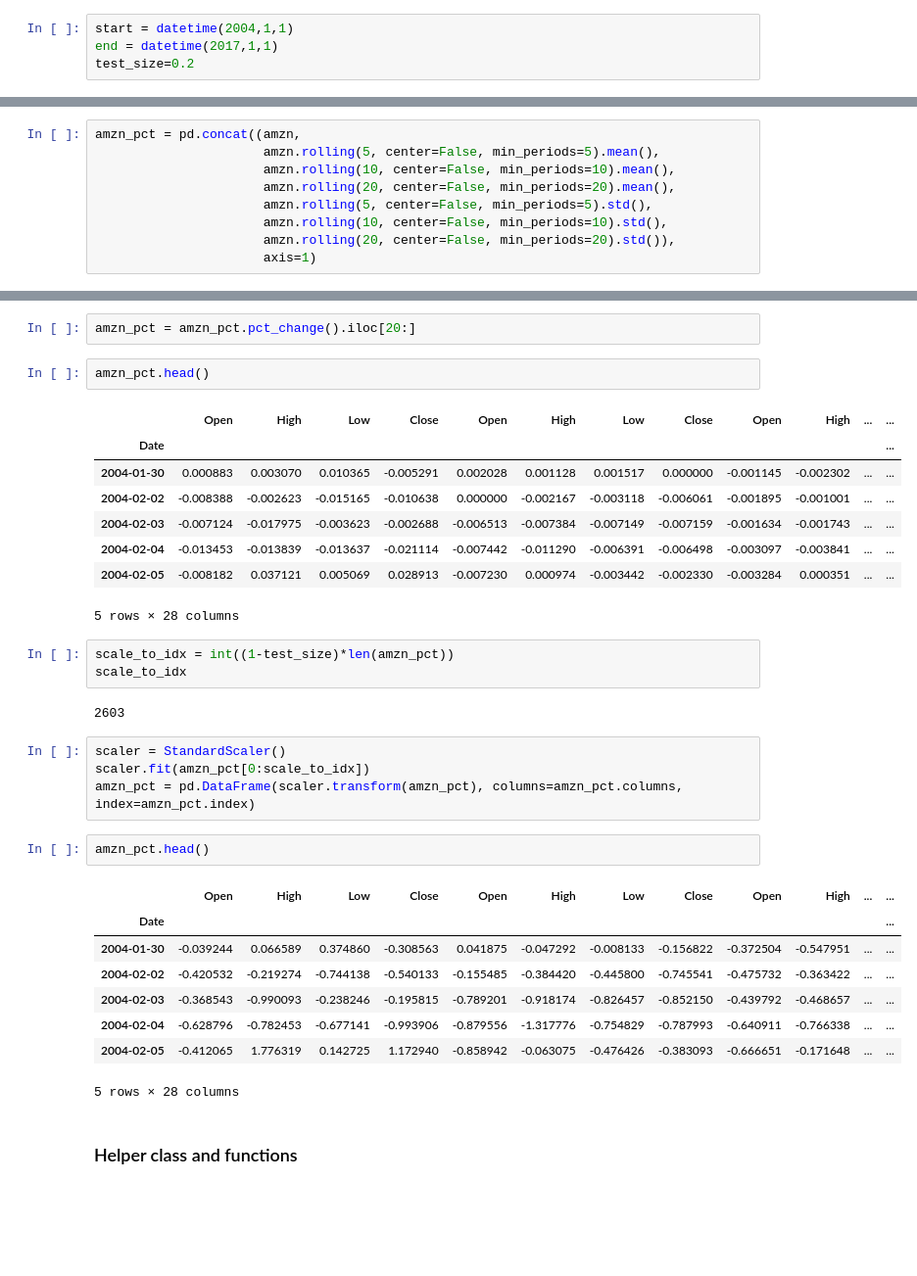
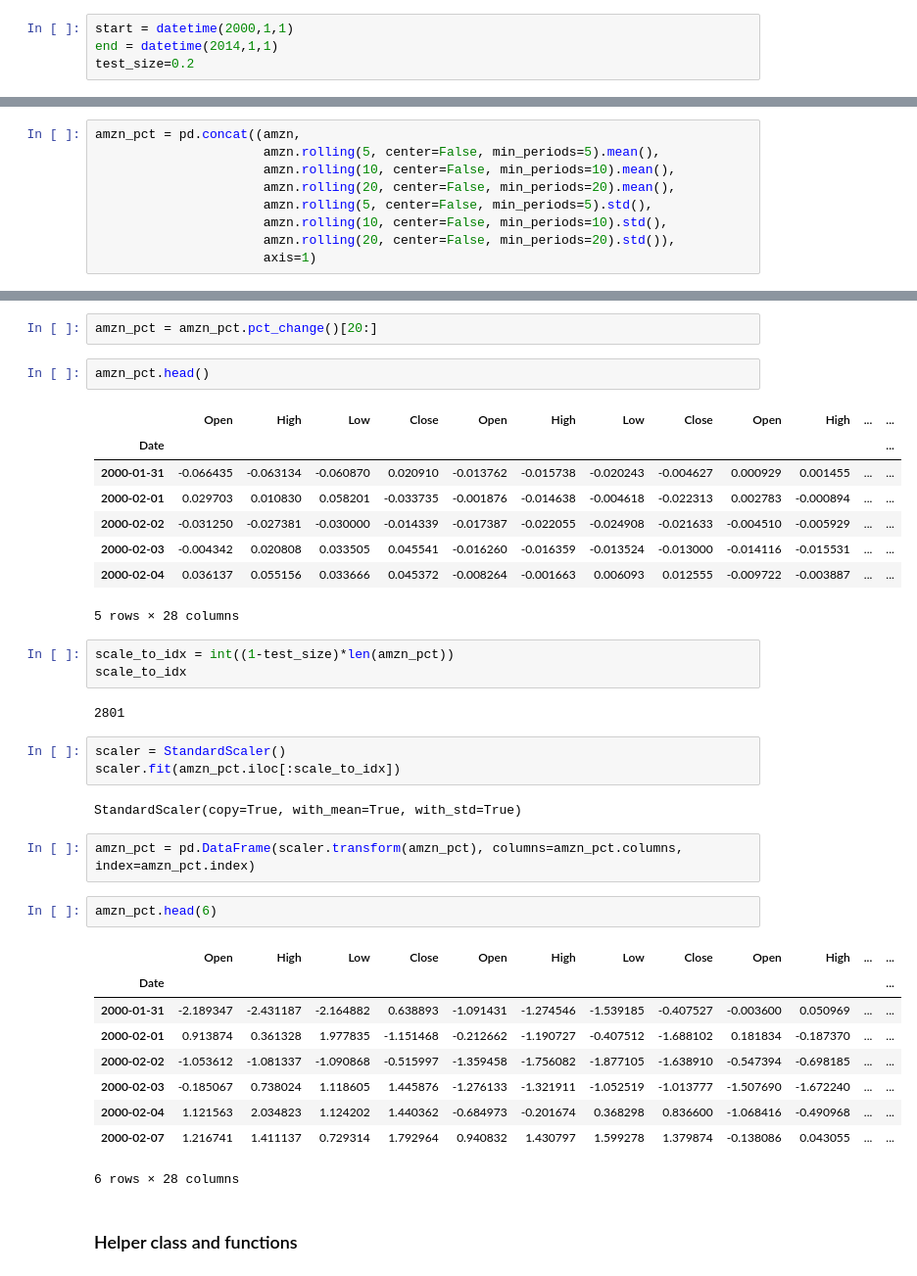
Before and after one commit to minimalgeek/DeepLearning, a Jupyter notebook: Stock/notebooks/Trade prediction/06_collect_best_trade_possibilities_AAPL-refine.ipynb, the cells around one changed output, grey strips where cells are left out. Shown: that part at 98% size. Cells and saved outputs as stored; diff of their text form; blank space fills up the shorter version.

```diff
--- a/Stock/notebooks/Trade prediction/06_collect_best_trade_possibilities_AAPL-refine.ipynb
+++ b/Stock/notebooks/Trade prediction/06_collect_best_trade_possibilities_AAPL-refine.ipynb
@@ -11,8 +11,8 @@ from sklearn.metrics import confusion_matrix, classification_report
 from pprint import pprint
 %matplotlib inline
 # %%
-start = datetime(2004,1,1)
-end = datetime(2017,1,1)
+start = datetime(2000,1,1)
+end = datetime(2014,1,1)
 test_size=0.2
 # %%
 amzn = pdr.get_data_yahoo('AAPL', start, end)
@@ -55,36 +54,40 @@ amzn_pct.iloc[17:23]
 # %%
-amzn_pct = amzn_pct.pct_change().iloc[20:]
+amzn_pct = amzn_pct.pct_change()[20:]
 # %%
 amzn_pct.head()
 # %% [output]
 |  | Open | High | Low | Close | Open | High | Low | Close | Open | High | ... | ... |
 | Date |  |  |  |  |  |  |  |  |  |  |  | ... |
-| 2004-01-30 | 0.000883 | 0.003070 | 0.010365 | -0.005291 | 0.002028 | 0.001128 | 0.001517 | 0.000000 | -0.001145 | -0.002302 | ... | ... |
-| 2004-02-02 | -0.008388 | -0.002623 | -0.015165 | -0.010638 | 0.000000 | -0.002167 | -0.003118 | -0.006061 | -0.001895 | -0.001001 | ... | ... |
-| 2004-02-03 | -0.007124 | -0.017975 | -0.003623 | -0.002688 | -0.006513 | -0.007384 | -0.007149 | -0.007159 | -0.001634 | -0.001743 | ... | ... |
-| 2004-02-04 | -0.013453 | -0.013839 | -0.013637 | -0.021114 | -0.007442 | -0.011290 | -0.006391 | -0.006498 | -0.003097 | -0.003841 | ... | ... |
-| 2004-02-05 | -0.008182 | 0.037121 | 0.005069 | 0.028913 | -0.007230 | 0.000974 | -0.003442 | -0.002330 | -0.003284 | 0.000351 | ... | ... |
+| 2000-01-31 | -0.066435 | -0.063134 | -0.060870 | 0.020910 | -0.013762 | -0.015738 | -0.020243 | -0.004627 | 0.000929 | 0.001455 | ... | ... |
+| 2000-02-01 | 0.029703 | 0.010830 | 0.058201 | -0.033735 | -0.001876 | -0.014638 | -0.004618 | -0.022313 | 0.002783 | -0.000894 | ... | ... |
+| 2000-02-02 | -0.031250 | -0.027381 | -0.030000 | -0.014339 | -0.017387 | -0.022055 | -0.024908 | -0.021633 | -0.004510 | -0.005929 | ... | ... |
+| 2000-02-03 | -0.004342 | 0.020808 | 0.033505 | 0.045541 | -0.016260 | -0.016359 | -0.013524 | -0.013000 | -0.014116 | -0.015531 | ... | ... |
+| 2000-02-04 | 0.036137 | 0.055156 | 0.033666 | 0.045372 | -0.008264 | -0.001663 | 0.006093 | 0.012555 | -0.009722 | -0.003887 | ... | ... |
 5 rows × 28 columns
 # %%
 scale_to_idx = int((1-test_size)*len(amzn_pct))
 scale_to_idx
 # %% [output]
-2603
+2801
+# %%
+scaler = StandardScaler()
+scaler.fit(amzn_pct.iloc[:scale_to_idx])
+# %% [output]
+StandardScaler(copy=True, with_mean=True, with_std=True)
 # %%
-scaler = StandardScaler()
-scaler.fit(amzn_pct[0:scale_to_idx])
 amzn_pct = pd.DataFrame(scaler.transform(amzn_pct), columns=amzn_pct.columns, index=amzn_pct.index)
 # %%
-amzn_pct.head()
+amzn_pct.head(6)
 # %% [output]
 |  | Open | High | Low | Close | Open | High | Low | Close | Open | High | ... | ... |
 | Date |  |  |  |  |  |  |  |  |  |  |  | ... |
-| 2004-01-30 | -0.039244 | 0.066589 | 0.374860 | -0.308563 | 0.041875 | -0.047292 | -0.008133 | -0.156822 | -0.372504 | -0.547951 | ... | ... |
-| 2004-02-02 | -0.420532 | -0.219274 | -0.744138 | -0.540133 | -0.155485 | -0.384420 | -0.445800 | -0.745541 | -0.475732 | -0.363422 | ... | ... |
-| 2004-02-03 | -0.368543 | -0.990093 | -0.238246 | -0.195815 | -0.789201 | -0.918174 | -0.826457 | -0.852150 | -0.439792 | -0.468657 | ... | ... |
-| 2004-02-04 | -0.628796 | -0.782453 | -0.677141 | -0.993906 | -0.879556 | -1.317776 | -0.754829 | -0.787993 | -0.640911 | -0.766338 | ... | ... |
-| 2004-02-05 | -0.412065 | 1.776319 | 0.142725 | 1.172940 | -0.858942 | -0.063075 | -0.476426 | -0.383093 | -0.666651 | -0.171648 | ... | ... |
+| 2000-01-31 | -2.189347 | -2.431187 | -2.164882 | 0.638893 | -1.091431 | -1.274546 | -1.539185 | -0.407527 | -0.003600 | 0.050969 | ... | ... |
+| 2000-02-01 | 0.913874 | 0.361328 | 1.977835 | -1.151468 | -0.212662 | -1.190727 | -0.407512 | -1.688102 | 0.181834 | -0.187370 | ... | ... |
+| 2000-02-02 | -1.053612 | -1.081337 | -1.090868 | -0.515997 | -1.359458 | -1.756082 | -1.877105 | -1.638910 | -0.547394 | -0.698185 | ... | ... |
+| 2000-02-03 | -0.185067 | 0.738024 | 1.118605 | 1.445876 | -1.276133 | -1.321911 | -1.052519 | -1.013777 | -1.507690 | -1.672240 | ... | ... |
+| 2000-02-04 | 1.121563 | 2.034823 | 1.124202 | 1.440362 | -0.684973 | -0.201674 | 0.368298 | 0.836600 | -1.068416 | -0.490968 | ... | ... |
+| 2000-02-07 | 1.216741 | 1.411137 | 0.729314 | 1.792964 | 0.940832 | 1.430797 | 1.599278 | 1.379874 | -0.138086 | 0.043055 | ... | ... |
-5 rows × 28 columns
+6 rows × 28 columns
 # %% [markdown]
 ### Helper class and functions
 # %%
```
Also changed, not shown: parts of 21 cells of this notebook, 4 other files.
